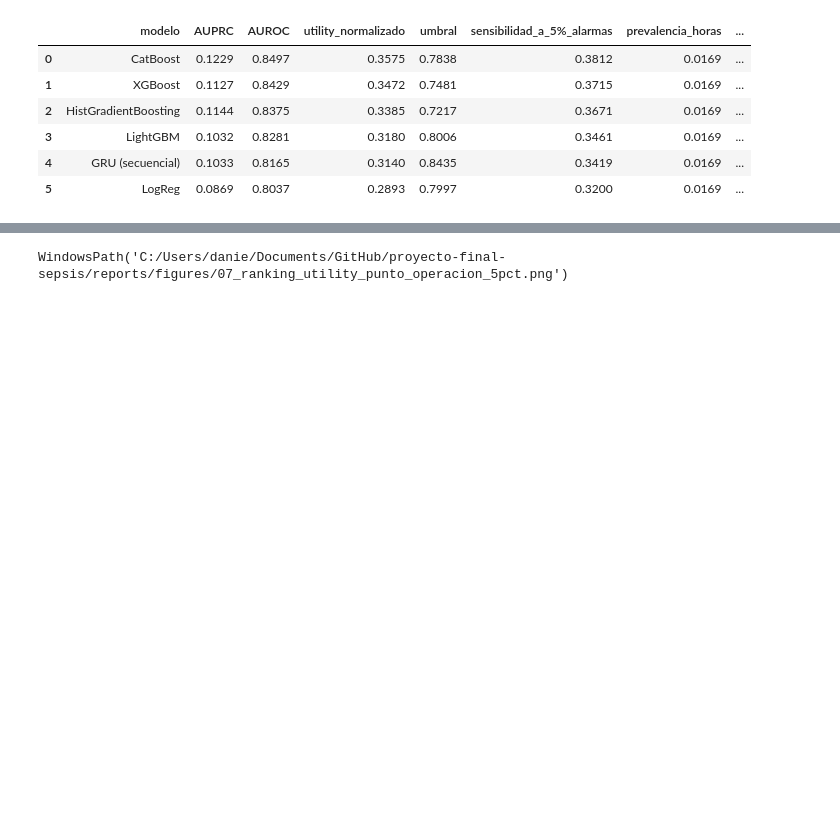
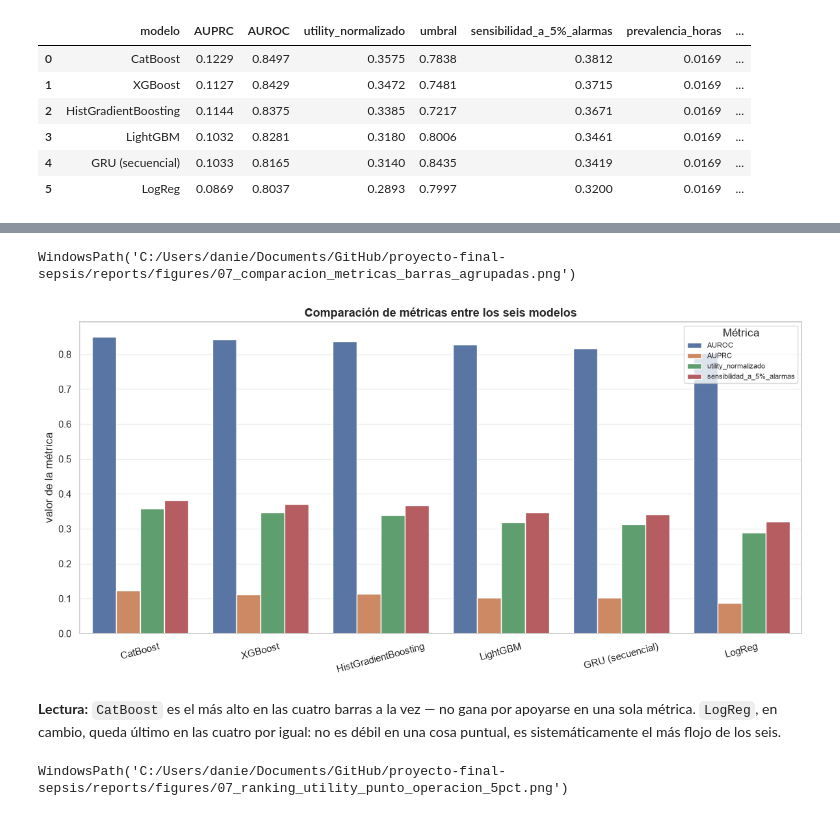
Before and after one commit to andresfsanchez74/proyecto-final-sepsis, a Jupyter notebook: notebooks/07_evaluacion_utility_umbral.ipynb, the cells around one changed output, grey strips where cells are left out. Saved outputs shown, nothing was run; the diff lists cells and outputs as text; code cells hidden in the pictures; blank space fills up the shorter version.

```diff
--- a/notebooks/07_evaluacion_utility_umbral.ipynb
+++ b/notebooks/07_evaluacion_utility_umbral.ipynb
@@ -271,3 +247,26 @@ panel.round(4)
+# %%
+col_sensibilidad = f"sensibilidad_a_{tasa_obj:.0%}_alarmas"
+metricas_resumen = ["AUROC", "AUPRC", "utility_normalizado", col_sensibilidad]
+
+panel_largo = panel.melt(id_vars="modelo", value_vars=metricas_resumen,
+                          var_name="métrica", value_name="valor")
+
+fig, ax = plt.subplots(figsize=(12, 6))
+sns.barplot(data=panel_largo, x="modelo", y="valor", hue="métrica", ax=ax)
+ax.set_xlabel("")
+ax.set_ylabel("valor de la métrica")
+ax.set_title("Comparación de métricas entre los seis modelos")
+ax.tick_params(axis="x", rotation=15)
+ax.legend(title="Métrica", fontsize=8)
+plt.tight_layout()
+viz.guardar(fig, "07_comparacion_metricas_barras_agrupadas", cfg)
+# %% [output]
+WindowsPath('C:/Users/danie/Documents/GitHub/proyecto-final-sepsis/reports/figures/07_comparacion_metricas_barras_agrupadas.png')
+[figure, added]
+# %% [markdown]
+**Lectura:** `CatBoost` es el más alto en las cuatro barras a la vez — no gana por apoyarse en
+una sola métrica. `LogReg`, en cambio, queda último en las cuatro por igual: no es débil en
+una cosa puntual, es sistemáticamente el más flojo de los seis.
 # %%
 fig, ax = plt.subplots(figsize=(9, 5))
 orden = panel["modelo"]
```
Also changed, not shown: parts of 21 cells of this notebook, 7 other files.
